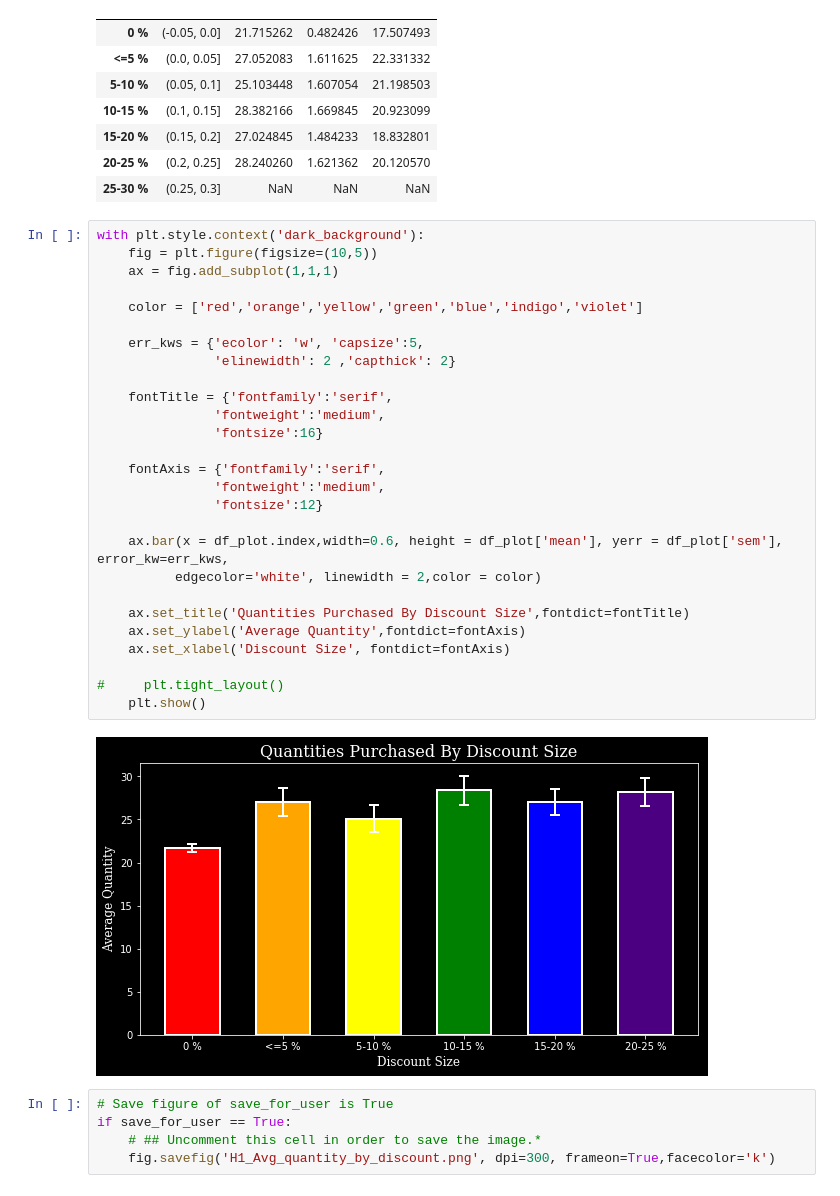
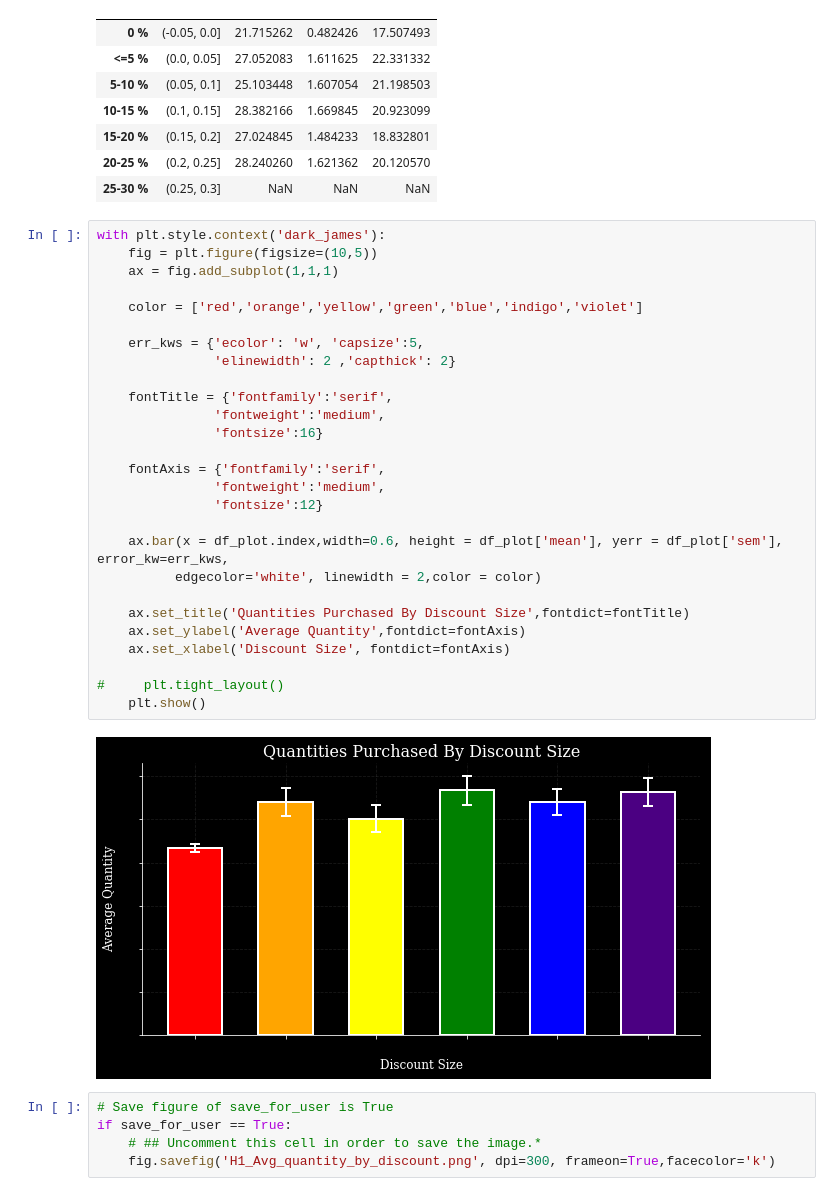
Before and after one commit to jirvingphd/dsc-2-final-project-online-ds-ft-021119, a Jupyter notebook: Mod2_Project_CombDraftv2_H1-H4.ipynb, the cells around one changed output. Saved outputs shown, nothing was run; the diff lists cells and outputs as text.

```diff
--- a/Mod2_Project_CombDraftv2_H1-H4.ipynb
+++ b/Mod2_Project_CombDraftv2_H1-H4.ipynb
@@ -1752,34 +1758,34 @@ memory usage: 462.0+ bytes
 | 20-25 % | (0.2, 0.25] | 28.240260 | 1.621362 | 20.120570 |
 | 25-30 % | (0.25, 0.3] | NaN | NaN | NaN |
 # %%
-with plt.style.context('dark_background'):
+with plt.style.context('dark_james'):
     fig = plt.figure(figsize=(10,5))
     ax = fig.add_subplot(1,1,1)
 
     color = ['red','orange','yellow','green','blue','indigo','violet']
 
     err_kws = {'ecolor': 'w', 'capsize':5,
                'elinewidth': 2 ,'capthick': 2}
 
     fontTitle = {'fontfamily':'serif',
                'fontweight':'medium',
                'fontsize':16}
 
     fontAxis = {'fontfamily':'serif',
                'fontweight':'medium',
                'fontsize':12}
 
     ax.bar(x = df_plot.index,width=0.6, height = df_plot['mean'], yerr = df_plot['sem'], error_kw=err_kws,
           edgecolor='white', linewidth = 2,color = color)
 
     ax.set_title('Quantities Purchased By Discount Size',fontdict=fontTitle)
     ax.set_ylabel('Average Quantity',fontdict=fontAxis)
     ax.set_xlabel('Discount Size', fontdict=fontAxis)
 
 #     plt.tight_layout()
     plt.show()
 # %% [output]
-[figure, old version]
+[figure, new version]
 # %%
 # Save figure of save_for_user is True
 if save_for_user == True:
```
Also changed, not shown: parts of 15 cells of this notebook, 2 other files.
